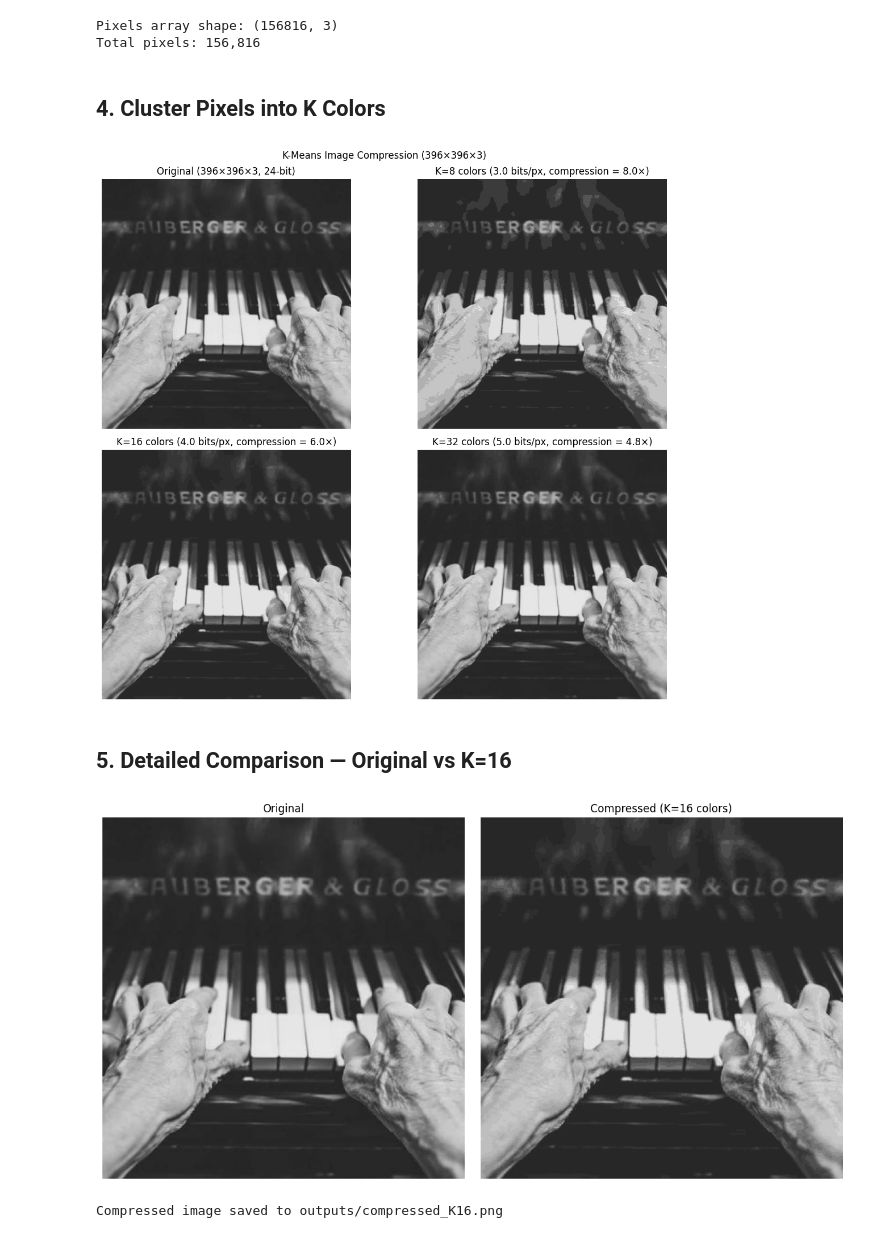
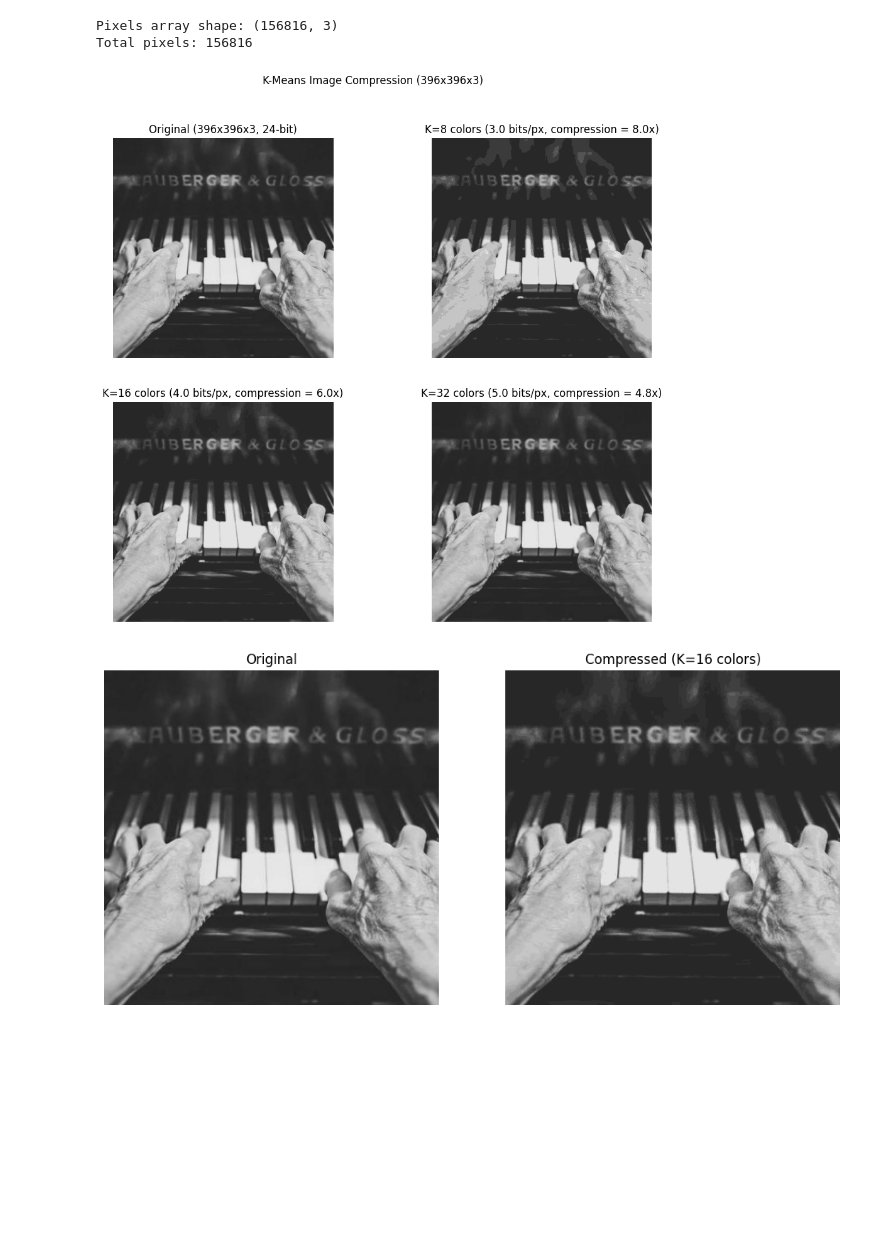
Before and after one commit to ShaikMuzzammil/ML-Lab-Activities, a Jupyter notebook: 06-K-Means-Clustering/06_Q2_Image_Compression.ipynb, the cells around one changed output. Drawn from its saved outputs; the diff is of its cells as text; code cells hidden in the pictures; blank space fills up the shorter version.

```diff
--- a/06-K-Means-Clustering/06_Q2_Image_Compression.ipynb
+++ b/06-K-Means-Clustering/06_Q2_Image_Compression.ipynb
@@ -71,5 +5,3 @@ import numpy as np
 import matplotlib.pyplot as plt
 from PIL import Image
 from sklearn.cluster import KMeans
-plt.rcParams['figure.dpi'] = 100
-print('Libraries imported.')
@@ -100,10 +28,8 @@ Pixel value range: 18 – 247
 # %%
 H, W, _ = img_arr.shape
 pixels = img_arr.reshape(-1, 3).astype(np.float32)
-print(f"Pixels array shape: {pixels.shape}")
-print(f"Total pixels: {pixels.shape[0]:,}")
+print("Pixels array shape:", pixels.shape)
+print("Total pixels:", pixels.shape[0])
 # %% [output]
 Pixels array shape: (156816, 3)
-Total pixels: 156,816
+Total pixels: 156816
-# %% [markdown]
-## 4. Cluster Pixels into K Colors
@@ -111,7 +39,7 @@ Total pixels: 156,816
 fig, axes = plt.subplots(2, 2, figsize=(12, 10))
 axes = axes.ravel()
 axes[0].imshow(img_arr)
-axes[0].set_title(f'Original ({img_arr.shape[0]}×{img_arr.shape[1]}×3, 24-bit)')
+axes[0].set_title('Original (' + str(img_arr.shape[0]) + 'x' + str(img_arr.shape[1]) + 'x3, 24-bit)')
 axes[0].axis('off')
 
 for ax, K in zip(axes[1:], [8, 16, 32]):
@@ -120,15 +48,11 @@ for ax, K in zip(axes[1:], [8, 16, 32]):
     new_pixels = km.cluster_centers_[km.labels_]
     new_img = new_pixels.reshape(H, W, 3).astype(np.uint8)
     ax.imshow(new_img)
-    bits_per_pixel = np.log2(K)
-    compression_ratio = 24 / bits_per_pixel
-    ax.set_title(f'K={K} colors ({bits_per_pixel:.1f} bits/px, '
-                 f'compression = {compression_ratio:.1f}×)')
+    bpp = np.log2(K)
+    ratio = 24 / bpp
+    ax.set_title('K=' + str(K) + ' colors (' + str(round(bpp, 1)) + ' bits/px, compression = ' + str(round(ratio, 1)) + 'x)')
     ax.axis('off')
-plt.suptitle('K-Means Image Compression (396×396×3)')
-plt.tight_layout()
+plt.suptitle('K-Means Image Compression (396x396x3)')
 plt.show()
 # %% [output]
-[figure, old version]
+[figure, new version]
-# %% [markdown]
-## 5. Detailed Comparison — Original vs K=16
@@ -135,20 +61,14 @@ plt.show()
 # %%
 K = 16
 km = KMeans(n_clusters=K, random_state=42, n_init=4)
 km.fit(pixels)
 new_pixels = km.cluster_centers_[km.labels_]
 new_img = new_pixels.reshape(H, W, 3).astype(np.uint8)
 
 fig, axes = plt.subplots(1, 2, figsize=(12, 6))
 axes[0].imshow(img_arr); axes[0].set_title('Original'); axes[0].axis('off')
-axes[1].imshow(new_img); axes[1].set_title(f'Compressed (K={K} colors)')
+axes[1].imshow(new_img); axes[1].set_title('Compressed (K=' + str(K) + ' colors)')
 axes[1].axis('off')
-plt.tight_layout()
 plt.show()
-
-# Save compressed image
-Image.fromarray(new_img).save('outputs/compressed_K16.png')
-print(f"Compressed image saved to outputs/compressed_K16.png")
 # %% [output]
-[figure, old version]
+[figure, new version]
-Compressed image saved to outputs/compressed_K16.png
```
Also changed, not shown: parts of 15 cells of this notebook, 11 other files.
